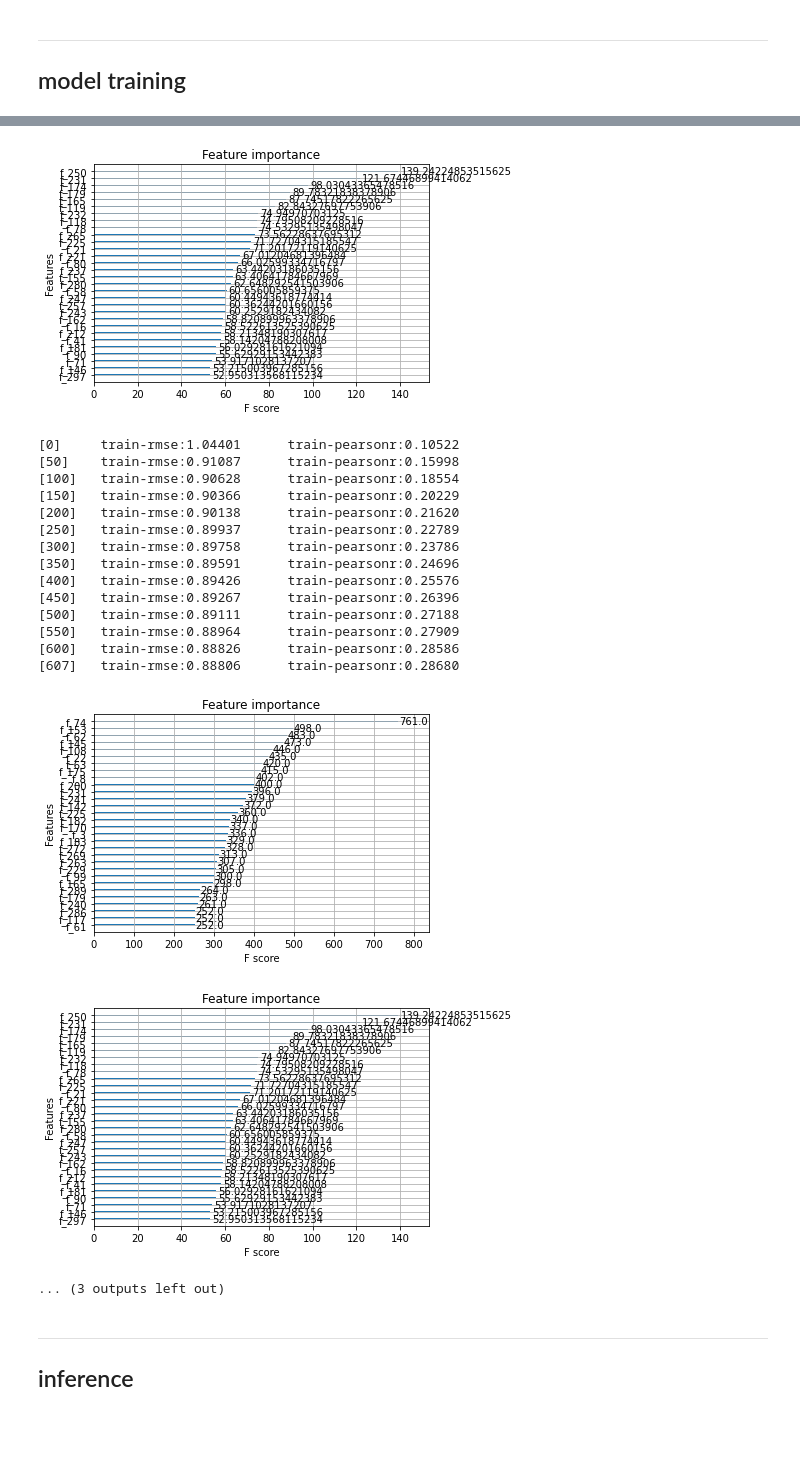
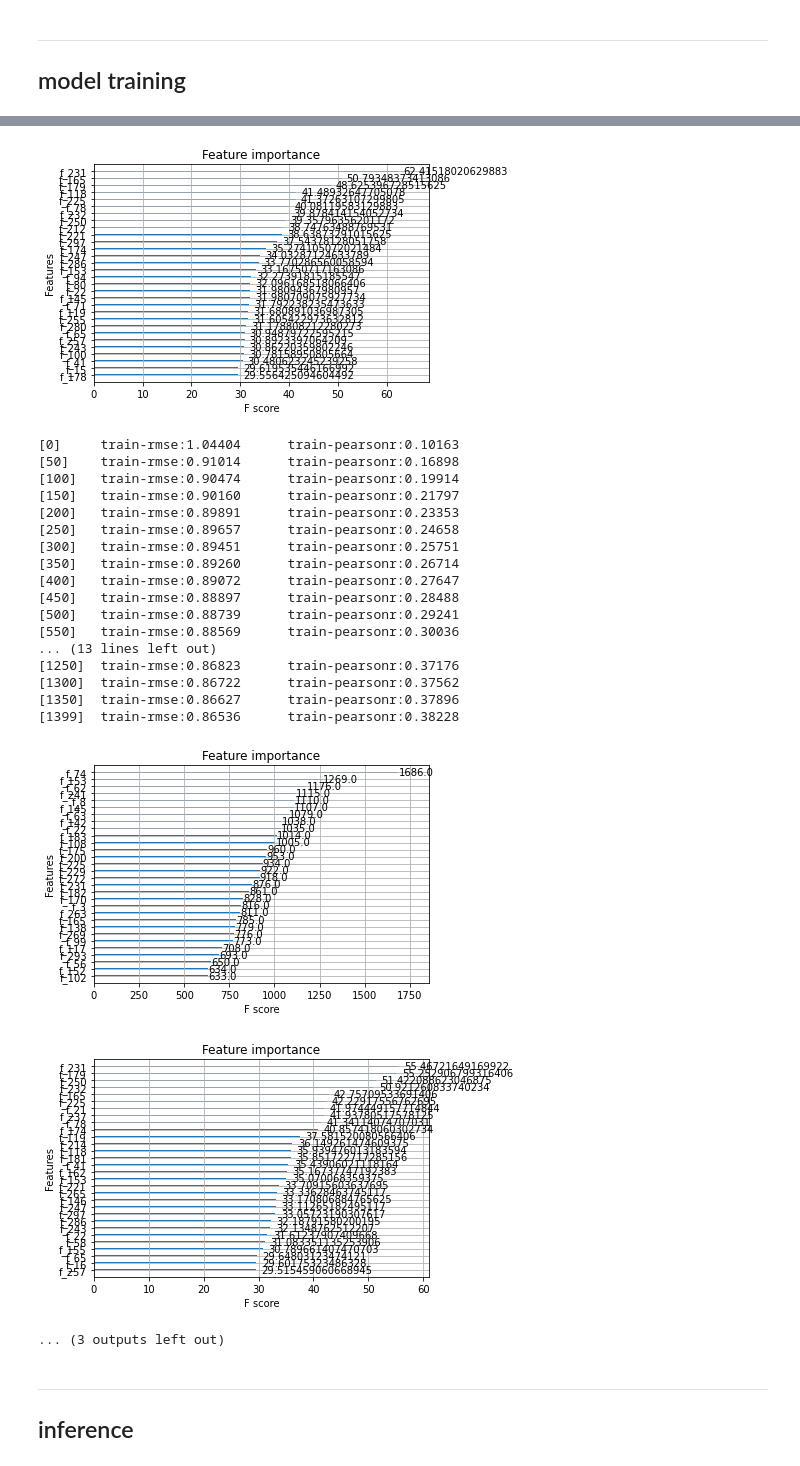
Before and after one commit to mavillan/ubiquant-market-prediction, a Jupyter notebook: train/outputs/ump-train-xgboost-gbrt.ipynb, the cells around one changed output, grey strips where cells are left out. Saved outputs shown, nothing was run; the diff lists cells and outputs as text; code cells hidden in the pictures; blank space fills up the shorter version.

Commit message:
Re-train of xgboost-gbrt

```diff
--- a/train/outputs/ump-train-xgboost-gbrt.ipynb
+++ b/train/outputs/ump-train-xgboost-gbrt.ipynb
@@ -86,20 +86,20 @@ def pearsonr(preds: np.array, dset: xgb.DMatrix):
     return 'pearsonr', stats.pearsonr(preds, labels)[0]
 # %%
 model_params = {
-    "tree_method":"hist",
-    "grow_policy":"depthwise",
+    'tree_method': 'hist',
+    'grow_policy': 'depthwise',
     'objective': 'reg:squarederror',
     'eval_metric': 'rmse',
     'eta': 0.05,
     'seed': 19,
-    'verbosity': 1,
-    'max_depth':7,
-    'max_bin':256,
-    'colsample_bytree':0.3,
-    'subsample':0.9,
-    'reg_alpha':1,
-    'reg_lambda':0.1,
-    'min_child_weight':1000,
+    'verbosity': 0,
+    'colsample_bytree': 0.2,
+    'max_depth': 8,
+    'min_child_weight': 1400,
+    'reg_alpha': 3.353151934210454,
+    'reg_lambda': 0.039999836659986764,
+    'subsample': 0.95,
+    'max_bin': 512
 }
 # %%
 %%time
@@ -125,13 +125,13 @@ if pretrain:
 
         model = xgb.train(
             params=model_params,
-            num_boost_round=3000,
+            num_boost_round=1400,
             dtrain=train_dset,
             evals=[(valid_dset,"valid"),],
             feval=pearsonr,
             maximize=True,
-            early_stopping_rounds=50,
-            verbose_eval=20,
+            #early_stopping_rounds=50,
+            verbose_eval=25,
         )
         models.append(model)
 
@@ -313,8 +315,8 @@ for seed in seeds:
 
 
     model = xgb.train(
-        params=model_params,
-        num_boost_round=n_iterations,
+        params=_model_params,
+        num_boost_round=1400,
         dtrain=train_dset,
         evals=[(train_dset,"train"),],
         feval=pearsonr,
@@ -377,20 +388,23 @@ for seed in seeds:
-[figure, old version]
+[figure, new version]
-[0]     train-rmse:1.04401      train-pearsonr:0.10522
-[50]    train-rmse:0.91087      train-pearsonr:0.15998
-[100]   train-rmse:0.90628      train-pearsonr:0.18554
-[150]   train-rmse:0.90366      train-pearsonr:0.20229
-[200]   train-rmse:0.90138      train-pearsonr:0.21620
-[250]   train-rmse:0.89937      train-pearsonr:0.22789
-[300]   train-rmse:0.89758      train-pearsonr:0.23786
-[350]   train-rmse:0.89591      train-pearsonr:0.24696
-[400]   train-rmse:0.89426      train-pearsonr:0.25576
-[450]   train-rmse:0.89267      train-pearsonr:0.26396
-[500]   train-rmse:0.89111      train-pearsonr:0.27188
-[550]   train-rmse:0.88964      train-pearsonr:0.27909
-[600]   train-rmse:0.88826      train-pearsonr:0.28586
-[607]   train-rmse:0.88806      train-pearsonr:0.28680
+[0]     train-rmse:1.04404      train-pearsonr:0.10163
+[50]    train-rmse:0.91014      train-pearsonr:0.16898
+[100]   train-rmse:0.90474      train-pearsonr:0.19914
+[150]   train-rmse:0.90160      train-pearsonr:0.21797
+[200]   train-rmse:0.89891      train-pearsonr:0.23353
+[250]   train-rmse:0.89657      train-pearsonr:0.24658
+[300]   train-rmse:0.89451      train-pearsonr:0.25751
+[350]   train-rmse:0.89260      train-pearsonr:0.26714
+[400]   train-rmse:0.89072      train-pearsonr:0.27647
+[450]   train-rmse:0.88897      train-pearsonr:0.28488
+[500]   train-rmse:0.88739      train-pearsonr:0.29241
+[550]   train-rmse:0.88569      train-pearsonr:0.30036
+... (13 lines left out)
+[1250]  train-rmse:0.86823      train-pearsonr:0.37176
+[1300]  train-rmse:0.86722      train-pearsonr:0.37562
+[1350]  train-rmse:0.86627      train-pearsonr:0.37896
+[1399]  train-rmse:0.86536      train-pearsonr:0.38228
-[figure, old version]
+[figure, new version]
-[figure, old version]
+[figure, new version]
 ... (3 outputs left out)
 # %%
 for seed,model in zip(seeds,models):
```
Also changed, not shown: parts of 5 cells of this notebook, 1 other file.
